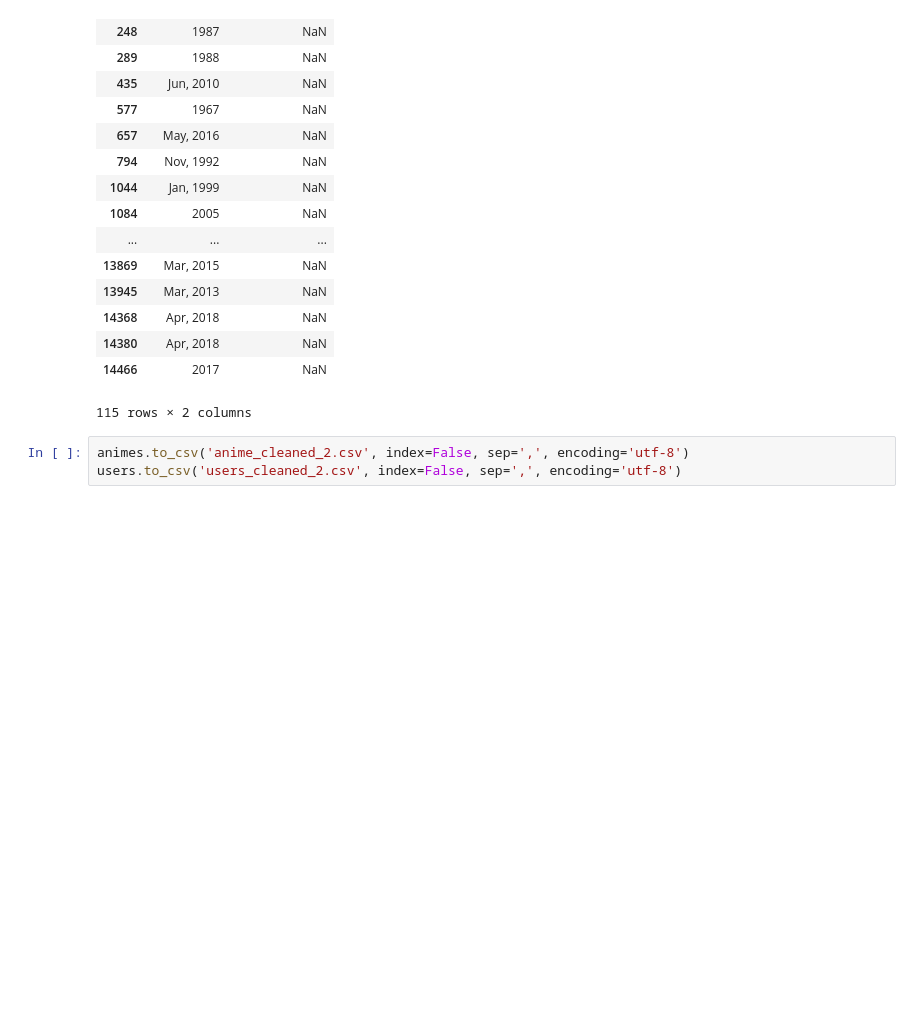
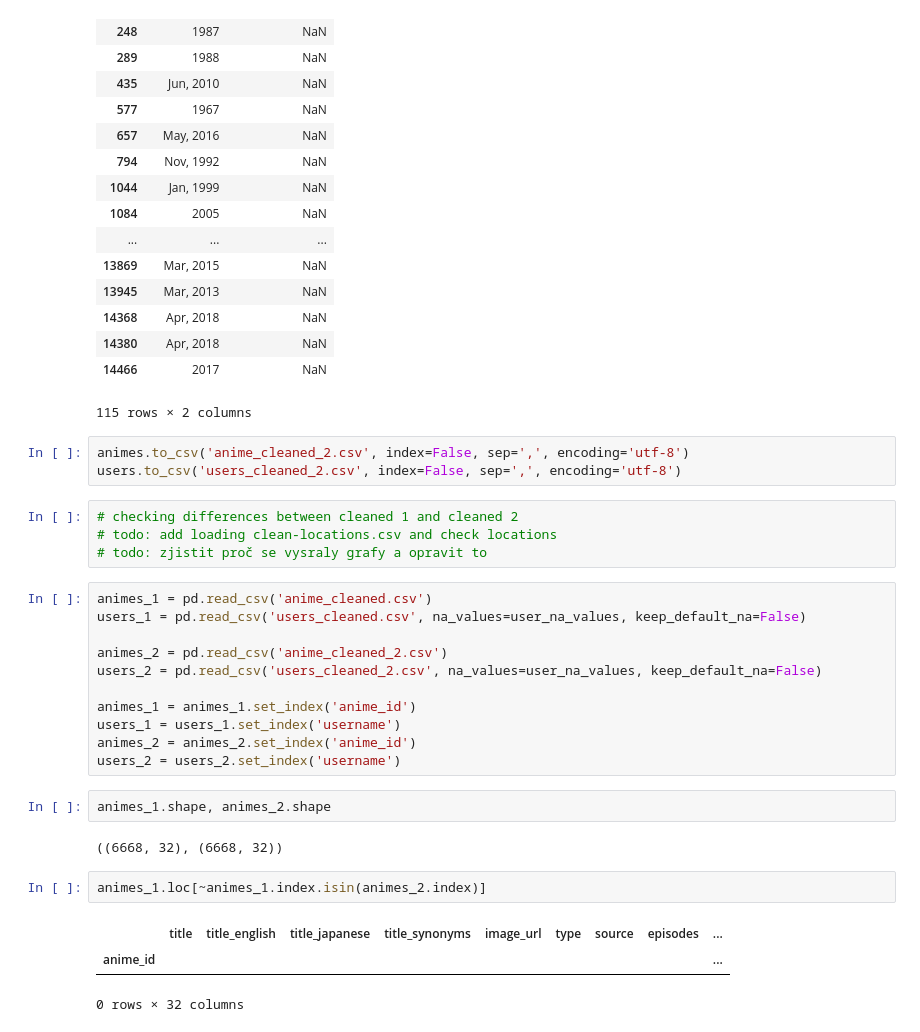
Before and after one commit to racinmat/mal-analysis, a Jupyter notebook: basic_cleanup_animes_and_users.ipynb, the cells around one changed output. Drawn from its saved outputs; the diff is of its cells as text; blank space fills up the shorter version.

```diff
--- a/basic_cleanup_animes_and_users.ipynb
+++ b/basic_cleanup_animes_and_users.ipynb
@@ -812,3 +897,28 @@ animes[animes['aired_from_year'].isnull()][['aired_string', 'aired_from_year']]
 # %%
 animes.to_csv('anime_cleaned_2.csv', index=False, sep=',', encoding='utf-8')
 users.to_csv('users_cleaned_2.csv', index=False, sep=',', encoding='utf-8')
+# %%
+# checking differences between cleaned 1 and cleaned 2
+# todo: add loading clean-locations.csv and check locations
+# todo: zjistit proč se vysraly grafy a opravit to
+# %%
+animes_1 = pd.read_csv('anime_cleaned.csv')
+users_1 = pd.read_csv('users_cleaned.csv', na_values=user_na_values, keep_default_na=False)
+
+animes_2 = pd.read_csv('anime_cleaned_2.csv')
+users_2 = pd.read_csv('users_cleaned_2.csv', na_values=user_na_values, keep_default_na=False)
+
+animes_1 = animes_1.set_index('anime_id')
+users_1 = users_1.set_index('username')
+animes_2 = animes_2.set_index('anime_id')
+users_2 = users_2.set_index('username')
+# %%
+animes_1.shape, animes_2.shape
+# %% [output]
+((6668, 32), (6668, 32))
+# %%
+animes_1.loc[~animes_1.index.isin(animes_2.index)]
+# %% [output]
+|  | title | title_english | title_japanese | title_synonyms | image_url | type | source | episodes | ... |
+| anime_id |  |  |  |  |  |  |  |  | ... |
+0 rows × 32 columns
```
Also changed, not shown: parts of 22 cells of this notebook, 3 other files.
